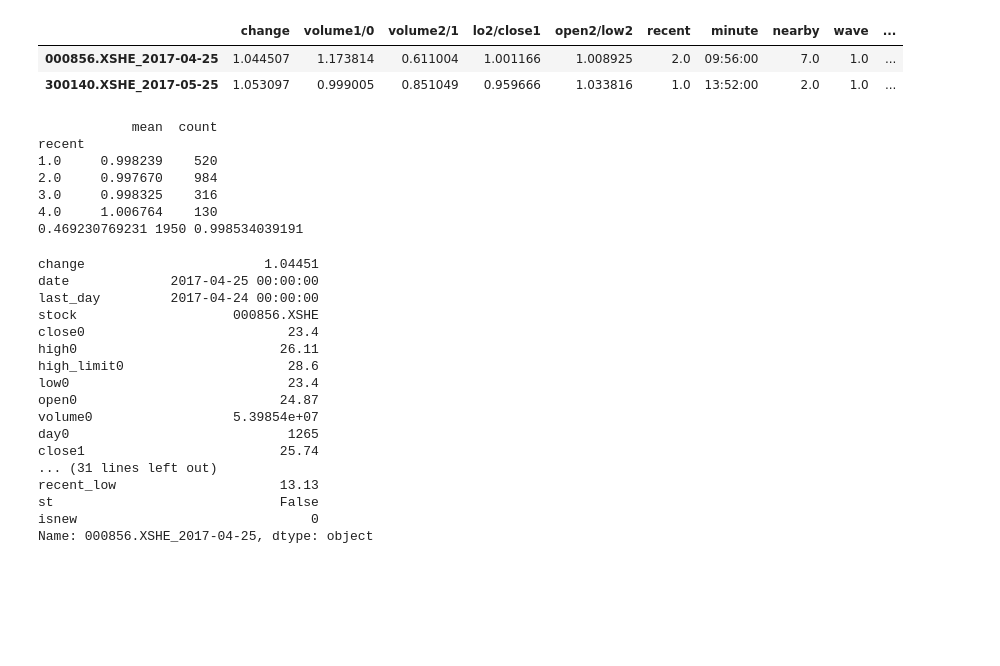
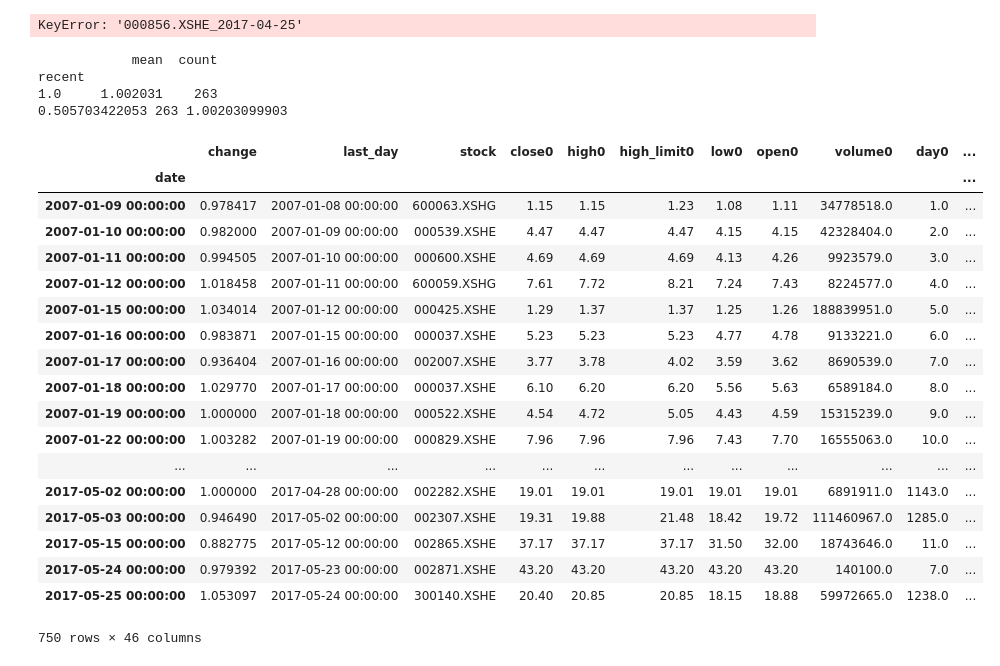
Before and after one commit to StockFucker/top, a Jupyter notebook: D欢乐海岸 龙头二板反包.ipynb, the cells around one changed output. Drawn from its saved outputs; the diff is of its cells as text; code cells hidden in the pictures; blank space fills up the shorter version.

```diff
--- a/D欢乐海岸 龙头二板反包.ipynb
+++ b/D欢乐海岸 龙头二板反包.ipynb
@@ -5,15 +5,15 @@ from utils import *
 valid_df = data_df
 # valid_df = valid_df[valid_df["volume1"] / valid_df["volume0"] > 1.2]
 # valid_df = valid_df[valid_df["recent"] >= 1]
-valid_df = valid_df[valid_df["recent"] < 5]
+valid_df = valid_df[valid_df["recent"] <= 3]
 valid_df = valid_df[valid_df["high_limit2"]/valid_df["recent_low"] > 1.5]
-# valid_df = valid_df[valid_df["recent_high_idx"] < 5]
-
+valid_df = valid_df[valid_df["recent_high_idx"] < 5]
+valid_df = valid_df[~opentop2 & ~top0 & ~top1]
 # valid_df = valid_df[(valid_df["minute"] < "10:30:00")]
 # valid_df = valid_df[valid_df["recent_high"]/valid_df["high_limit2"] < 1]
-# valid_df = valid_df[valid_df["high1"]/valid_df["high_limit2"] < 1]
-# valid_df = valid_df[valid_df["high0"]/valid_df["high_limit2"] < 1]
-# valid_df = valid_df[valid_df["high_limit2"]/valid_df["open2"] > 1.06]
+valid_df = valid_df[valid_df["high1"]/valid_df["high_limit2"] < 1]
+valid_df = valid_df[valid_df["high0"]/valid_df["high_limit2"] < 1]
+valid_df = valid_df[valid_df["high_limit2"]/valid_df["open2"] > 1.06]
 # valid_df = valid_df[valid_df["recent_high"]/valid_df["high_limit1"] > 1]
 # valid_df = valid_df[valid_df["wave"] >= 1]
 # valid_df = valid_df[valid_df["open1"]/valid_df["close0"] < 1.08]
@@ -33,9 +33,7 @@ for index in indexs:
     output_df.ix[index] = output
 output_df
 # %% [output]
-|  | change | volume1/0 | volume2/1 | lo2/close1 | open2/low2 | recent | minute | nearby | wave | ... |
-| 000856.XSHE_2017-04-25 | 1.044507 | 1.173814 | 0.611004 | 1.001166 | 1.008925 | 2.0 | 09:56:00 | 7.0 | 1.0 | ... |
-| 300140.XSHE_2017-05-25 | 1.053097 | 0.999005 | 0.851049 | 0.959666 | 1.033816 | 1.0 | 13:52:00 | 2.0 | 1.0 | ... |
+KeyError: '000856.XSHE_2017-04-25'
 # %%
 valid_df = valid_df.sort_values("minute")
 valid_df = valid_df.groupby("date").first()
@@ -43,28 +41,27 @@ result(valid_df)
 # %% [output]
             mean  count
 recent
-1.0     0.998239    520
-2.0     0.997670    984
-3.0     0.998325    316
-4.0     1.006764    130
-0.469230769231 1950 0.998534039191
+1.0     1.002031    263
+0.505703422053 263 1.00203099903
-# %%
-valid_df.ix["000856.XSHE_2017-04-25"]
-# %% [output]
-change                       1.04451
-date             2017-04-25 00:00:00
-last_day         2017-04-24 00:00:00
-stock                    000856.XSHE
-close0                          23.4
-high0                          26.11
-high_limit0                     28.6
-low0                            23.4
-open0                          24.87
-volume0                  5.39854e+07
-day0                            1265
-close1                         25.74
-... (31 lines left out)
-recent_low                     13.13
-st                             False
-isnew                              0
-Name: 000856.XSHE_2017-04-25, dtype: object
+# %%
+valid_df
+# %% [output]
+|  | change | last_day | stock | close0 | high0 | high_limit0 | low0 | open0 | volume0 | day0 | ... |
+| date |  |  |  |  |  |  |  |  |  |  | ... |
+| 2007-01-09 00:00:00 | 0.978417 | 2007-01-08 00:00:00 | 600063.XSHG | 1.15 | 1.15 | 1.23 | 1.08 | 1.11 | 34778518.0 | 1.0 | ... |
+| 2007-01-10 00:00:00 | 0.982000 | 2007-01-09 00:00:00 | 000539.XSHE | 4.47 | 4.47 | 4.47 | 4.15 | 4.15 | 42328404.0 | 2.0 | ... |
+| 2007-01-11 00:00:00 | 0.994505 | 2007-01-10 00:00:00 | 000600.XSHE | 4.69 | 4.69 | 4.69 | 4.13 | 4.26 | 9923579.0 | 3.0 | ... |
+| 2007-01-12 00:00:00 | 1.018458 | 2007-01-11 00:00:00 | 600059.XSHG | 7.61 | 7.72 | 8.21 | 7.24 | 7.43 | 8224577.0 | 4.0 | ... |
+| 2007-01-15 00:00:00 | 1.034014 | 2007-01-12 00:00:00 | 000425.XSHE | 1.29 | 1.37 | 1.37 | 1.25 | 1.26 | 188839951.0 | 5.0 | ... |
+| 2007-01-16 00:00:00 | 0.983871 | 2007-01-15 00:00:00 | 000037.XSHE | 5.23 | 5.23 | 5.23 | 4.77 | 4.78 | 9133221.0 | 6.0 | ... |
+| 2007-01-17 00:00:00 | 0.936404 | 2007-01-16 00:00:00 | 002007.XSHE | 3.77 | 3.78 | 4.02 | 3.59 | 3.62 | 8690539.0 | 7.0 | ... |
+| 2007-01-18 00:00:00 | 1.029770 | 2007-01-17 00:00:00 | 000037.XSHE | 6.10 | 6.20 | 6.20 | 5.56 | 5.63 | 6589184.0 | 8.0 | ... |
+| 2007-01-19 00:00:00 | 1.000000 | 2007-01-18 00:00:00 | 000522.XSHE | 4.54 | 4.72 | 5.05 | 4.43 | 4.59 | 15315239.0 | 9.0 | ... |
+| 2007-01-22 00:00:00 | 1.003282 | 2007-01-19 00:00:00 | 000829.XSHE | 7.96 | 7.96 | 7.96 | 7.43 | 7.70 | 16555063.0 | 10.0 | ... |
+| ... | ... | ... | ... | ... | ... | ... | ... | ... | ... | ... | ... |
+| 2017-05-02 00:00:00 | 1.000000 | 2017-04-28 00:00:00 | 002282.XSHE | 19.01 | 19.01 | 19.01 | 19.01 | 19.01 | 6891911.0 | 1143.0 | ... |
+| 2017-05-03 00:00:00 | 0.946490 | 2017-05-02 00:00:00 | 002307.XSHE | 19.31 | 19.88 | 21.48 | 18.42 | 19.72 | 111460967.0 | 1285.0 | ... |
+| 2017-05-15 00:00:00 | 0.882775 | 2017-05-12 00:00:00 | 002865.XSHE | 37.17 | 37.17 | 37.17 | 31.50 | 32.00 | 18743646.0 | 11.0 | ... |
+| 2017-05-24 00:00:00 | 0.979392 | 2017-05-23 00:00:00 | 002871.XSHE | 43.20 | 43.20 | 43.20 | 43.20 | 43.20 | 140100.0 | 7.0 | ... |
+| 2017-05-25 00:00:00 | 1.053097 | 2017-05-24 00:00:00 | 300140.XSHE | 20.40 | 20.85 | 20.85 | 18.15 | 18.88 | 59972665.0 | 1238.0 | ... |
+750 rows × 46 columns
```
Also changed, not shown: 2 other files.
